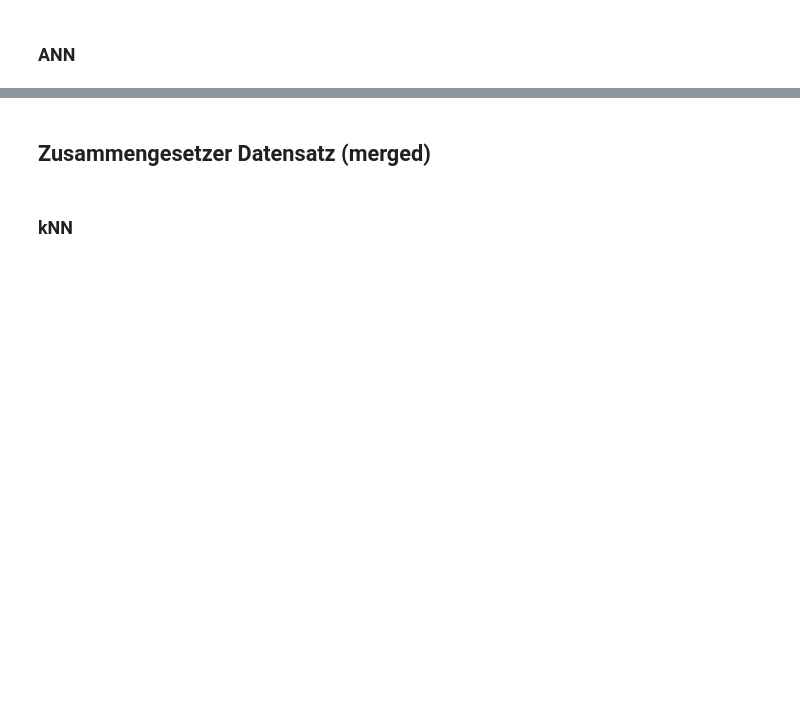
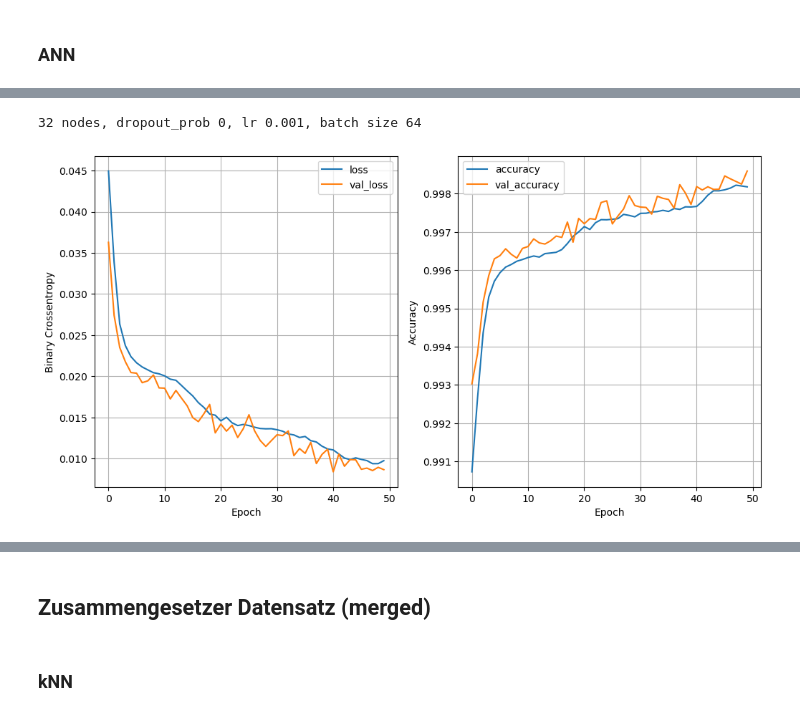
Before and after one commit to tech-nickel/LSC-IDS, a Jupyter notebook: jupyter_notebook/DOCUMENTATION.ipynb, the cells around one changed output, grey strips where cells are left out. Saved outputs shown, nothing was run; the diff lists cells and outputs as text; code cells hidden in the pictures; blank space fills up the shorter version.

```diff
--- a/jupyter_notebook/DOCUMENTATION.ipynb
+++ b/jupyter_notebook/DOCUMENTATION.ipynb
@@ -489,0 +529,48 @@ dtree.get_params()
+# %%
+def nn_train(X_train: pd.DataFrame, y_train: pd.DataFrame, X_valid: pd.DataFrame, y_valid: pd.DataFrame, epochs: int, nodes: int, dropout_prob: float, lr: int, batch_size: int):
+    """Train a neural network
+
+    Args:
+        Y_train (pd.DataFrame): [the training data X]
+        y_train (pd.DataFrame): [the training data y]
+        X_valid, y_valid (pd.DataFrame): [validation data for the model, instead of doing learning rate for validation_split with 0.2]
+        epochs (int): [the epochs, how many times the model goes through its training processs]
+        nodes (int): how many nodes are created in each dense layer
+        dropout_prob (float): [the probability of the dropout layer]
+        lr (int): [the learning rate of the optimizer]
+        batch_size (int): [the batch size]
+    """
+    assert epochs < 1000, "Epochs too big"
+    assert nodes <= 128, "Nodes too big"
+    assert 0 <= dropout_prob < 1, "Dropout Prob must be probability"
+    nn_model = tf.keras.Sequential([
+        tf.keras.layers.Dense(nodes, activation='relu', input_shape=(5,)),
+        # take certain nodes at a specific rate, and dont train them
+        tf.keras.layers.Dropout(dropout_prob),
+        tf.keras.layers.Dense(nodes, activation='relu'),
+        tf.keras.layers.Dropout(dropout_prob),
+        # this will set the output to 0 or 1, which helps with the classification
+        tf.keras.layers.Dense(1, activation='sigmoid')
+    ])
+
+    nn_model.compile(optimizer=tf.keras.optimizers.Adam(lr), loss='binary_crossentropy', metrics=['accuracy'])
+    history = nn_model.fit(X_train, y_train, epochs=epochs, batch_size=batch_size, validation_data=(X_valid, y_valid), verbose=0)
+    return nn_model, history
+# %%
+least_val_loss = float('inf')
+least_loss_model = None
+epochs = 50
+for nodes in [32]:
+    for dropout_prob in [0]:
+        for lr in [0.001]:
+            for batch_size in [64]:
+                print(f"{nodes} nodes, dropout_prob {dropout_prob}, lr {lr}, batch size {batch_size}")
+                model, history = nn_train(X_train=X_train, y_train=y_train, X_valid=X_valid, y_valid=y_valid, epochs=epochs, nodes=nodes, dropout_prob=dropout_prob, lr=lr, batch_size=batch_size)
+                plot_nn(history=history)
+                val_loss = model.evaluate(X_test, y_test)[0]
+                if val_loss < least_val_loss:
+                    least_val_loss = val_loss
+                    least_loss_model = model
+# %% [output]
+32 nodes, dropout_prob 0, lr 0.001, batch size 64
+[figure, added]
```
Also changed, not shown: parts of 23 cells of this notebook.
